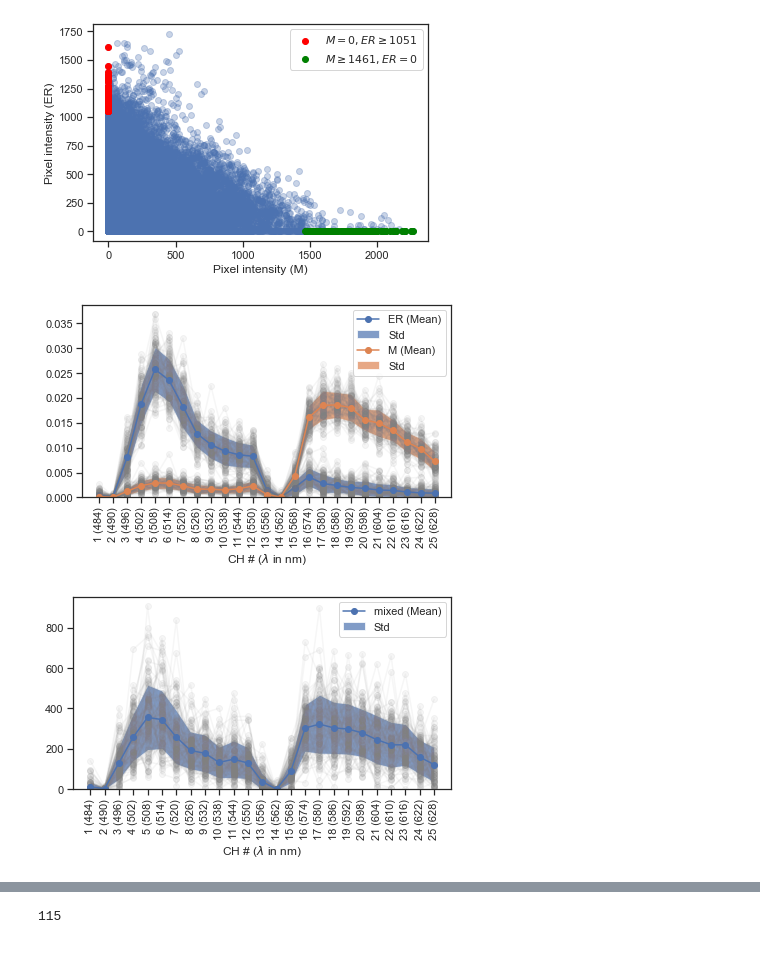
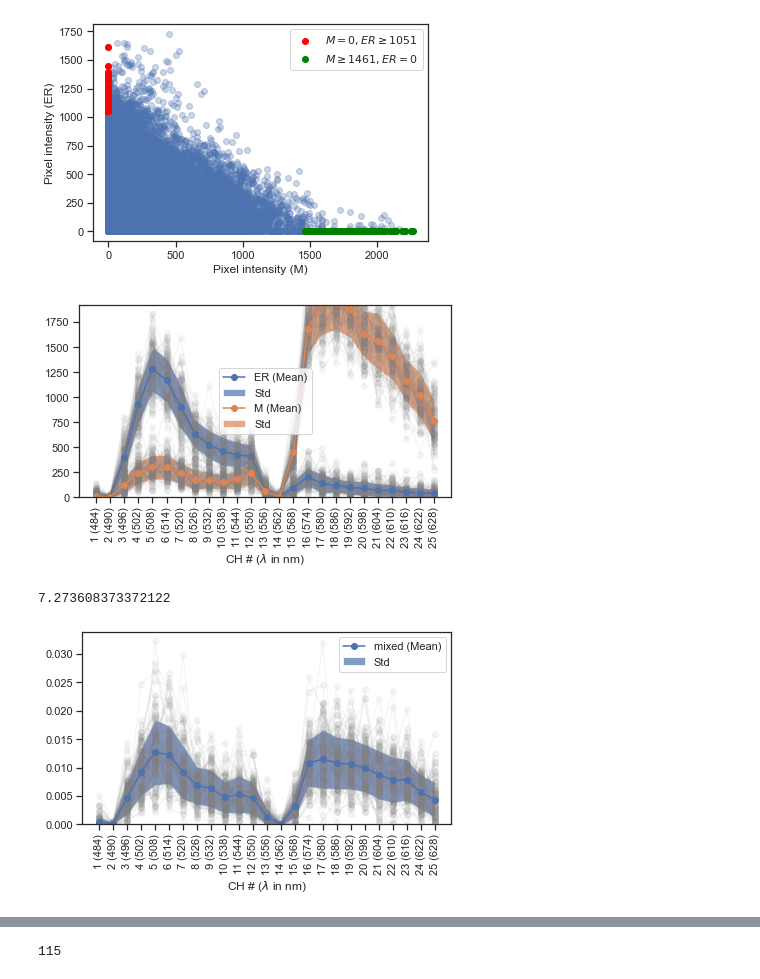
Before and after one commit to ajannamay/Spectral_imaging, a Jupyter notebook: ER-Mito_contact.ipynb, the cells around one changed output, grey strips where cells are left out. Drawn from its saved outputs; the diff is of its cells as text; code cells hidden in the pictures.

```diff
--- a/ER-Mito_contact.ipynb
+++ b/ER-Mito_contact.ipynb
@@ -22,12 +22,16 @@ plt.show()
 # %% [output]
 [figure]
 # %%
-FOV3_1.generate_normSpectrum(ERindx,0,False,'ER')
-FOV3_1.generate_normSpectrum(Mindx,0,False,'M')
+plotER, ERmean = FOV3_1.generate_normSpectrum(ERindx,0,True,'ER')
+plotM, Mmean =FOV3_1.generate_normSpectrum(Mindx,0,True,'M')
 # plt.ylim(top=4000)
 plt.legend()
 # sns.despine()
 plt.show()
 # %% [output]
-[figure, old version]
+[figure, new version]
+# %%
+FOV3_1.calc_ratio_peaks(ERmean,3,6,15,18)
+# %% [output]
+7.273608373372122
 # %%
@@ -35,6 +39,6 @@ mixed = FOV3_1.pix_mask('C:\\Users\\admin\\OneDrive - Washington University in S
 # %%
-FOV3_1.generate_normSpectrum(mixed,0,True,'mixed')
+FOV3_1.generate_normSpectrum(mixed,0,False,'mixed')
 plt.legend()
 plt.show()
 # %% [output]
-[figure, old version]
+[figure, new version]
```
Also changed, not shown: parts of 12 cells of this notebook.
